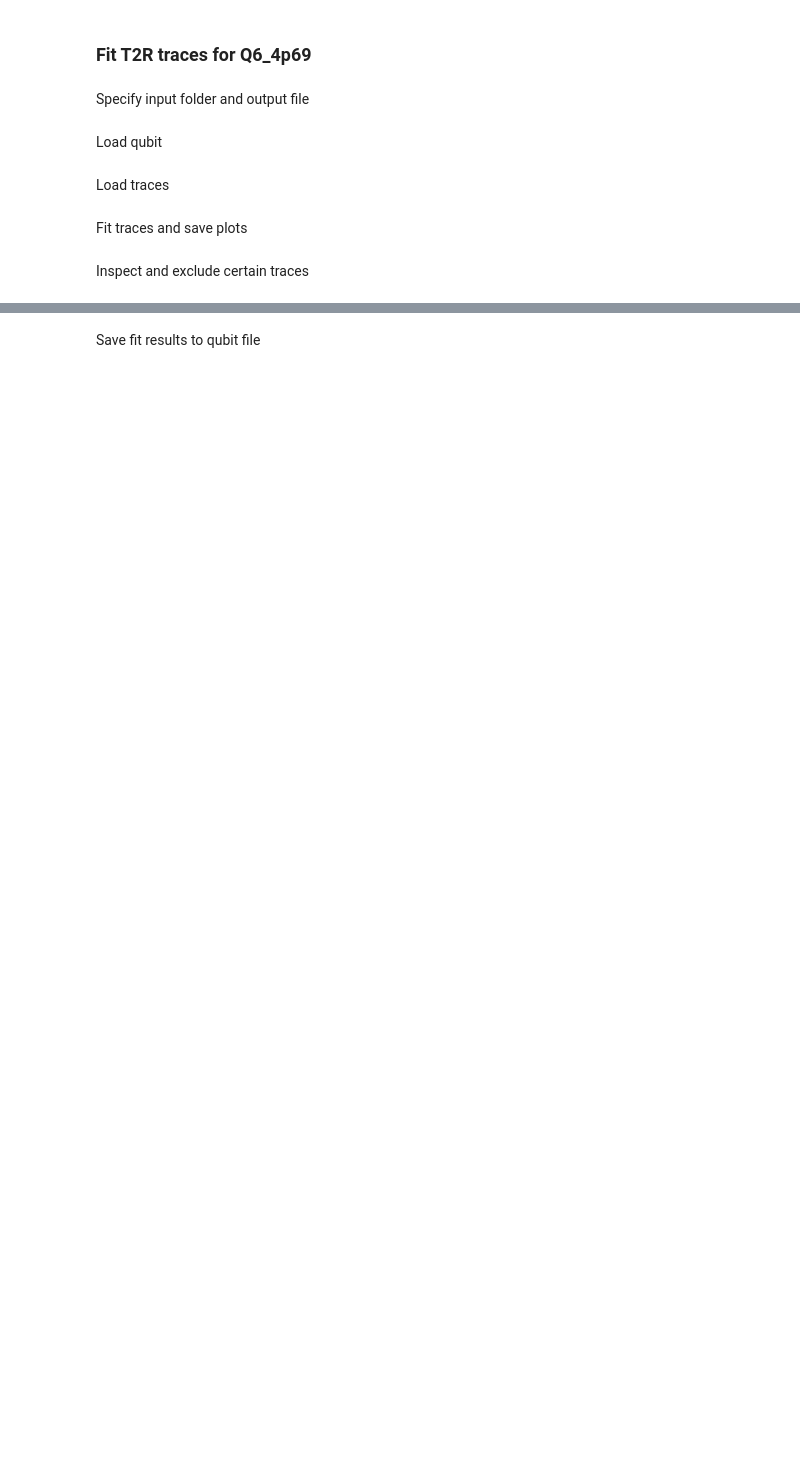
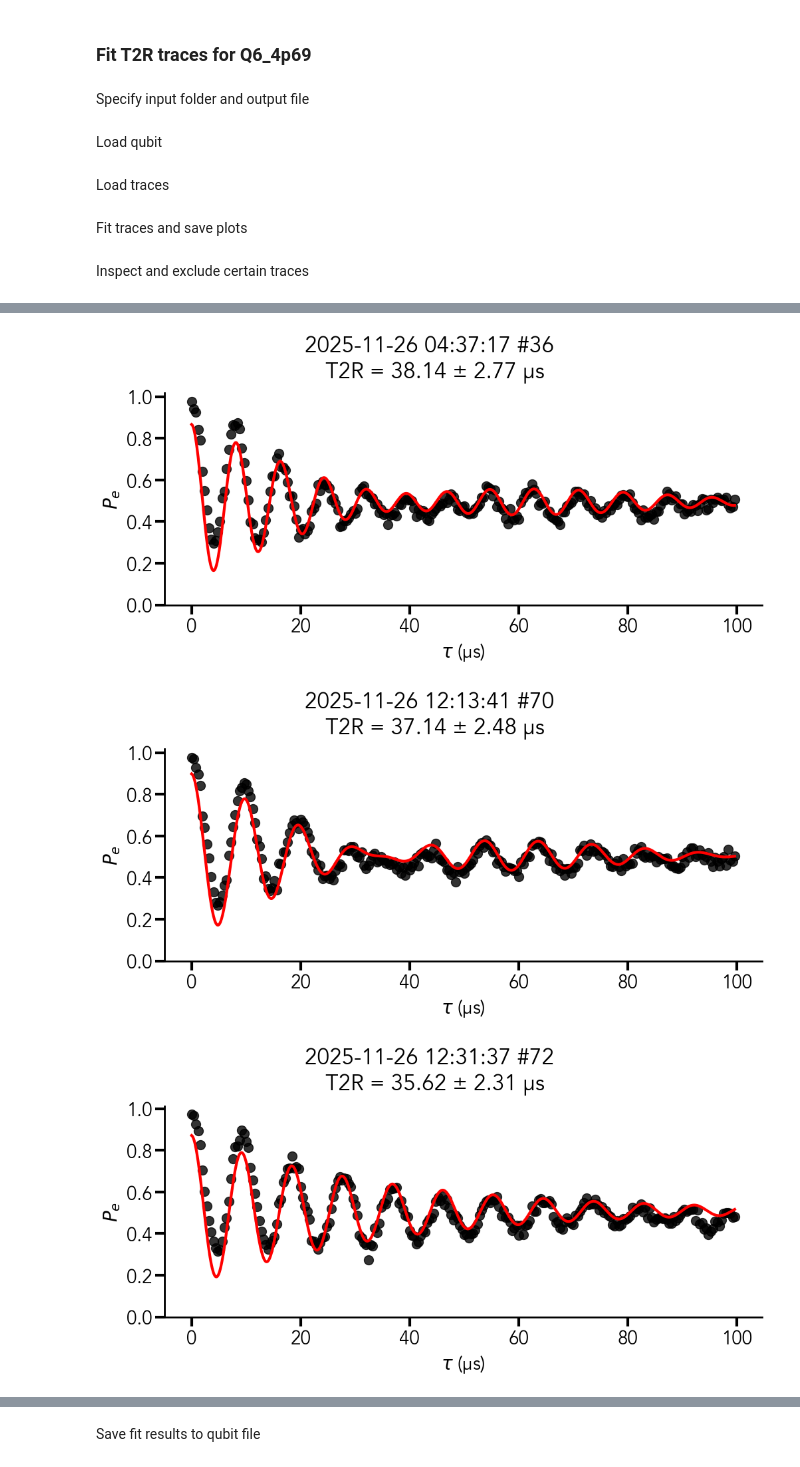
Before and after one commit to atharvjoshi/betata, a Jupyter notebook: src/betata/qubit_measurements/fit_t2r_traces/Q6_4p69_t2r_traces.ipynb, the cells around one changed output, grey strips where cells are left out. Cells and saved outputs as stored; diff of their text form; code cells hidden in the pictures; blank space fills up the shorter version.

Commit message:
Prepare main text figures

```diff
--- a/src/betata/qubit_measurements/fit_t2r_traces/Q6_4p69_t2r_traces.ipynb
+++ b/src/betata/qubit_measurements/fit_t2r_traces/Q6_4p69_t2r_traces.ipynb
@@ -28,7 +28,7 @@ Fit traces and save plots
 # %%
 fit_results = {}
 for trace in traces:
-    fit_result = fit_t2r_trace(trace, save_folder=output_folder)
+    fit_result = fit_t2r_trace(trace, plot=False)
     fit_results[trace.id] = fit_result
 # %% [markdown]
 Inspect and exclude certain traces
@@ -54,4 +56,8 @@ t2e_vs_time_fig = plot_t2r_vs_time(included_traces, qubit.name)
 # %%
 for trace in included_traces:
-    if trace.T2R > 39e-6:
+    if trace.T2R > 35e-6:
         plot_t2r_trace(trace, fit_params=fit_results[trace.id].params)
+# %% [output]
+[figure, added]
+[figure, added]
+[figure, added]
```
Also changed, not shown: parts of 2 cells of this notebook, 23 other files.
